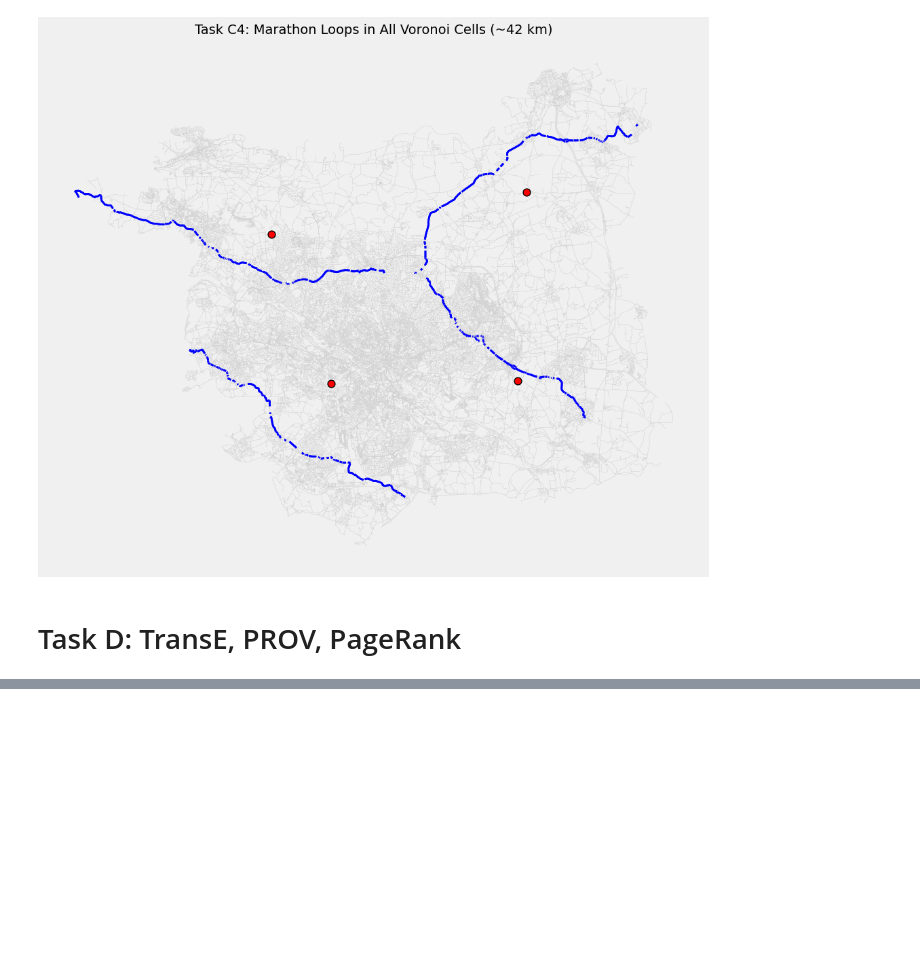
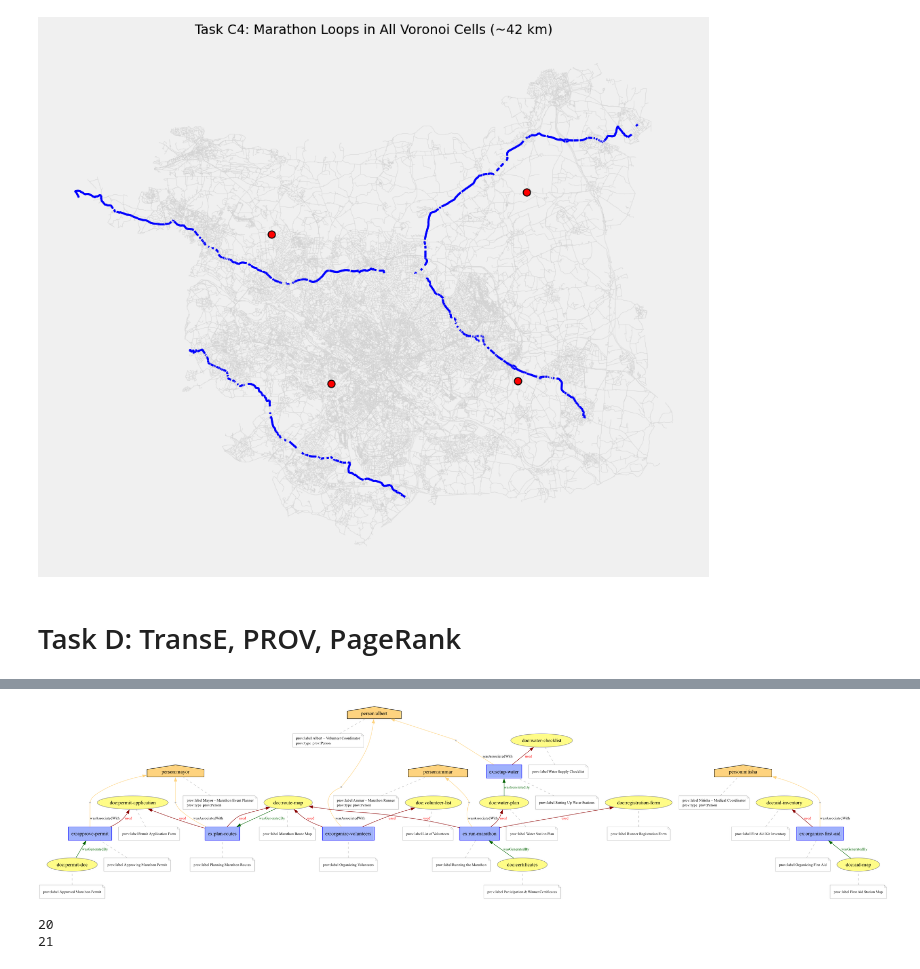
Before and after one commit to ammararfan2-lab/7CUSMNDA-2025-Coursework, a Jupyter notebook: notebooks/Part2.ipynb, the cells around one changed output, grey strips where cells are left out. Drawn from its saved outputs; the diff is of its cells as text; code cells hidden in the pictures; blank space fills up the shorter version.

Commit message:
Implementing Task D - PROV ( In progress )

```diff
--- a/notebooks/Part2.ipynb
+++ b/notebooks/Part2.ipynb
@@ -938,0 +945,11 @@ plot_marathon_loops(improved_loop_paths, leeds_graph_proj, nodes_gdf, edges_gdf,
+# %%
+# Importing the ProvDocument class from the prov package
+from prov.model import ProvDocument
+
+# Creating an empty provenance document object to hold all nodes and relations
+d1 = ProvDocument()
+
+# Adding namespaces to group and simplify identifiers
+d1.add_namespace('ex', 'http://example.org/')          # General namespace for activities
+d1.add_namespace('person', 'http://example.org/person/')  # Namespace for agents (people involved)
+d1.add_namespace('doc', 'http://example.org/doc/')     # Namespace for documents and other entities
@@ -938,0 +1082,26 @@ plot_marathon_loops(improved_loop_paths, leeds_graph_proj, nodes_gdf, edges_gdf,
+# %%
+# 📊 Visualize the graph and count nodes
+
+from prov.dot import prov_to_dot
+import IPython.display as display
+
+# Creating dot graph and save as PNG
+dot = prov_to_dot(d1)
+dot.write_png('marathon_provenance.png')
+
+# Displaying the image in the notebook
+display.Image('marathon_provenance.png')
+# %% [output]
+[figure, added]
+# %%
+from prov.graph import prov_to_graph
+
+# Convert ProvDocument to MultiDiGraph
+g = prov_to_graph(d1)
+
+# Output graph data
+print(g.number_of_nodes())
+print(g.number_of_edges())
+# %% [output]
+20
+21
```
Also changed, not shown: parts of 41 cells of this notebook, 1 other file.
